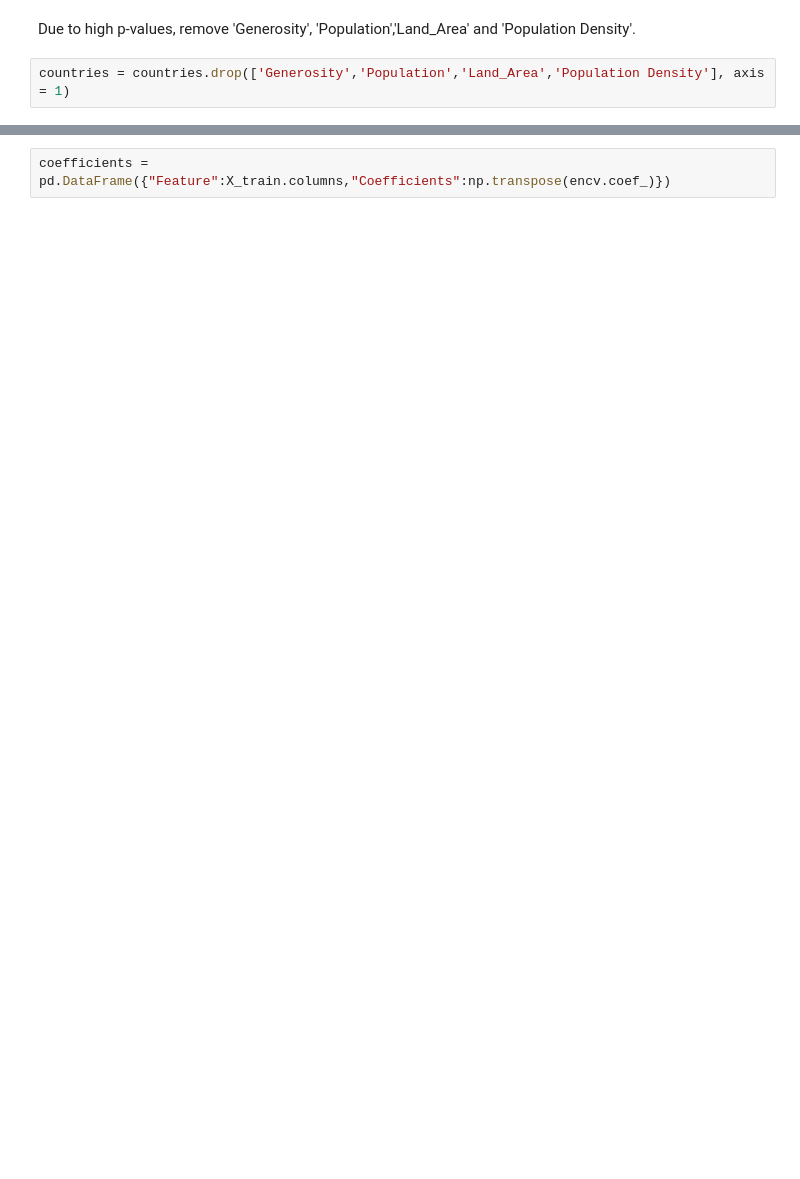
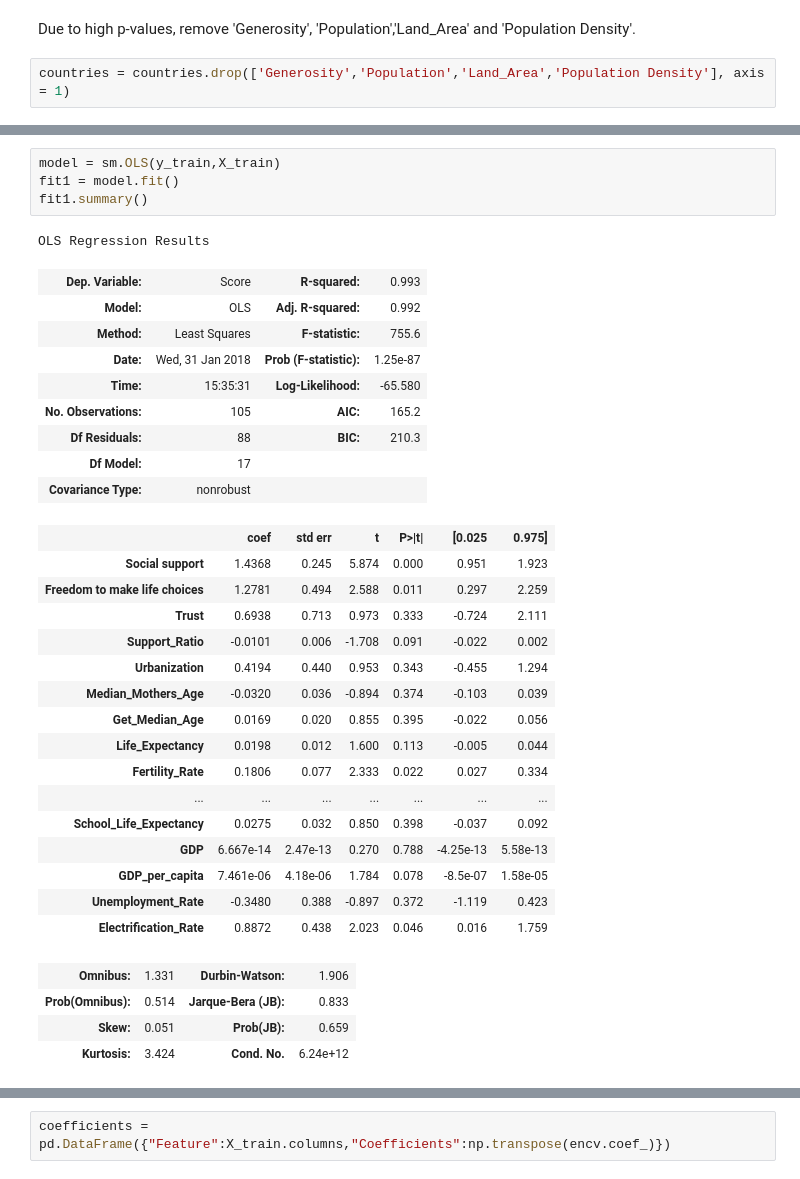
Before and after one commit to emilyageller/Geller_Metis, a Jupyter notebook: Project 2/Part 3_EDA and Regression.ipynb, the cells around one changed output, grey strips where cells are left out. Cells and saved outputs as stored; diff of their text form; blank space fills up the shorter version.

```diff
--- a/Project 2/Part 3_EDA and Regression.ipynb
+++ b/Project 2/Part 3_EDA and Regression.ipynb
@@ -212,3 +211,38 @@ lr.score(X_test, y_test)
+# %%
+model = sm.OLS(y_train,X_train)
+fit1 = model.fit()
+fit1.summary()
+# %% [output]
+OLS Regression Results
+| Dep. Variable: | Score | R-squared: | 0.993 |
+| Model: | OLS | Adj. R-squared: | 0.992 |
+| Method: | Least Squares | F-statistic: | 755.6 |
+| Date: | Wed, 31 Jan 2018 | Prob (F-statistic): | 1.25e-87 |
+| Time: | 15:35:31 | Log-Likelihood: | -65.580 |
+| No. Observations: | 105 | AIC: | 165.2 |
+| Df Residuals: | 88 | BIC: | 210.3 |
+| Df Model: | 17 |  |  |
+| Covariance Type: | nonrobust |  |  |
+|  | coef | std err | t | P>|t| | [0.025 | 0.975] |
+| Social support | 1.4368 | 0.245 | 5.874 | 0.000 | 0.951 | 1.923 |
+| Freedom to make life choices | 1.2781 | 0.494 | 2.588 | 0.011 | 0.297 | 2.259 |
+| Trust | 0.6938 | 0.713 | 0.973 | 0.333 | -0.724 | 2.111 |
+| Support_Ratio | -0.0101 | 0.006 | -1.708 | 0.091 | -0.022 | 0.002 |
+| Urbanization | 0.4194 | 0.440 | 0.953 | 0.343 | -0.455 | 1.294 |
+| Median_Mothers_Age | -0.0320 | 0.036 | -0.894 | 0.374 | -0.103 | 0.039 |
+| Get_Median_Age | 0.0169 | 0.020 | 0.855 | 0.395 | -0.022 | 0.056 |
+| Life_Expectancy | 0.0198 | 0.012 | 1.600 | 0.113 | -0.005 | 0.044 |
+| Fertility_Rate | 0.1806 | 0.077 | 2.333 | 0.022 | 0.027 | 0.334 |
+| ... | ... | ... | ... | ... | ... | ... |
+| School_Life_Expectancy | 0.0275 | 0.032 | 0.850 | 0.398 | -0.037 | 0.092 |
+| GDP | 6.667e-14 | 2.47e-13 | 0.270 | 0.788 | -4.25e-13 | 5.58e-13 |
+| GDP_per_capita | 7.461e-06 | 4.18e-06 | 1.784 | 0.078 | -8.5e-07 | 1.58e-05 |
+| Unemployment_Rate | -0.3480 | 0.388 | -0.897 | 0.372 | -1.119 | 0.423 |
+| Electrification_Rate | 0.8872 | 0.438 | 2.023 | 0.046 | 0.016 | 1.759 |
+| Omnibus: | 1.331 | Durbin-Watson: | 1.906 |
+| Prob(Omnibus): | 0.514 | Jarque-Bera (JB): | 0.833 |
+| Skew: | 0.051 | Prob(JB): | 0.659 |
+| Kurtosis: | 3.424 | Cond. No. | 6.24e+12 |
 # %%
 # 10-fold cross-validation
 reg = LinearRegression()
```
Also changed, not shown: parts of 11 cells of this notebook, 5 other files.
